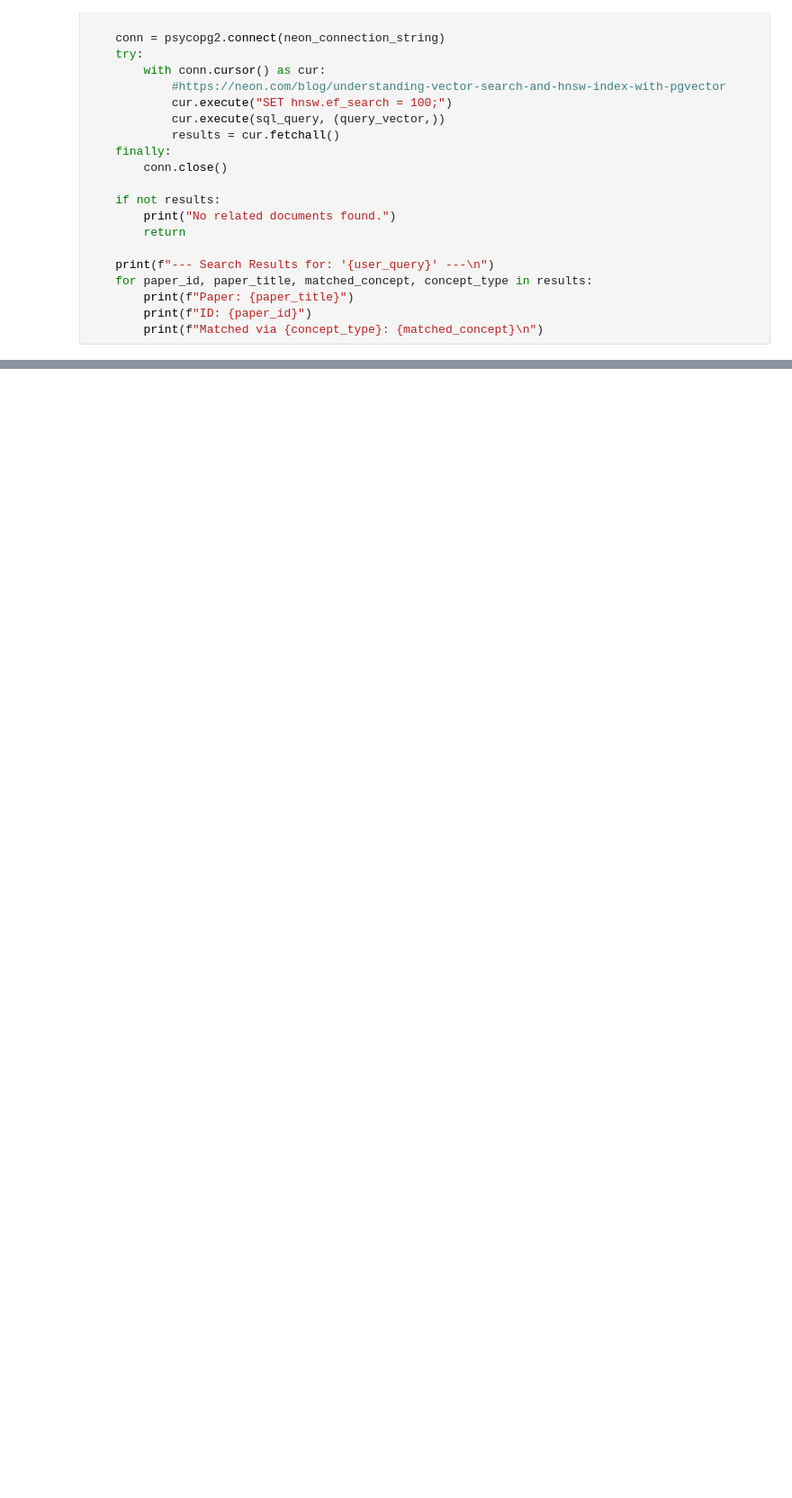
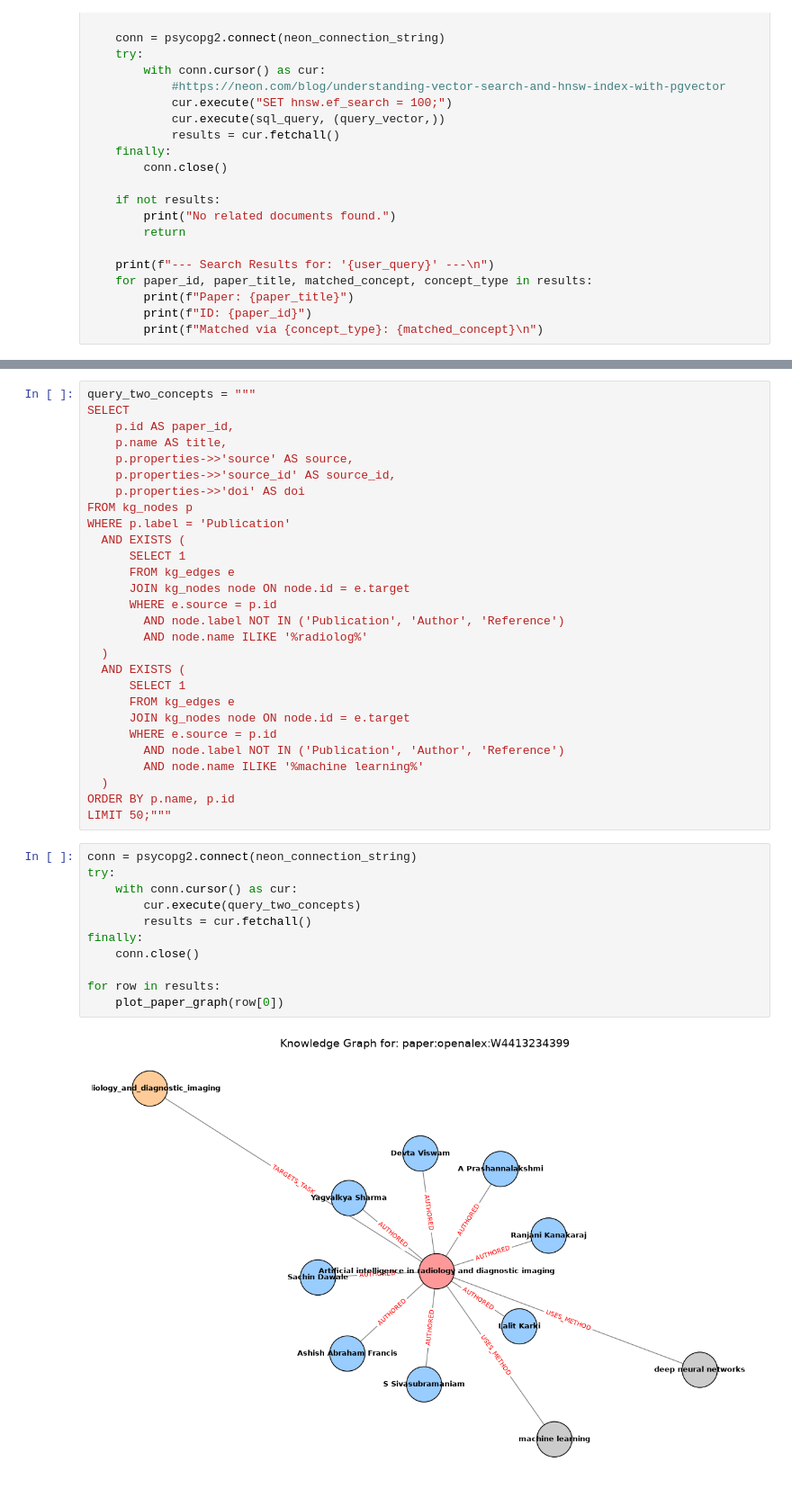
Before and after one commit to CesarCastroMunoz/INFO698_Publications_Exploration, a Jupyter notebook: src/Ingest_Publications/Check_KnowledgeGraph.ipynb, the cells around one changed output, grey strips where cells are left out. Shown at 90% size. Saved outputs shown, nothing was run; the diff lists cells and outputs as text; blank space fills up the shorter version.

Commit message:
update on app and graph

```diff
--- a/src/Ingest_Publications/Check_KnowledgeGraph.ipynb
+++ b/src/Ingest_Publications/Check_KnowledgeGraph.ipynb
@@ -216,0 +217,41 @@ Matched via Data_Modality: chest x-ray
+# %%
+query_two_concepts = """
+SELECT
+    p.id AS paper_id,
+    p.name AS title,
+    p.properties->>'source' AS source,
+    p.properties->>'source_id' AS source_id,
+    p.properties->>'doi' AS doi
+FROM kg_nodes p
+WHERE p.label = 'Publication'
+  AND EXISTS (
+      SELECT 1
+      FROM kg_edges e
+      JOIN kg_nodes node ON node.id = e.target
+      WHERE e.source = p.id
+        AND node.label NOT IN ('Publication', 'Author', 'Reference')
+        AND node.name ILIKE '%radiolog%'
+  )
+  AND EXISTS (
+      SELECT 1
+      FROM kg_edges e
+      JOIN kg_nodes node ON node.id = e.target
+      WHERE e.source = p.id
+        AND node.label NOT IN ('Publication', 'Author', 'Reference')
+        AND node.name ILIKE '%machine learning%'
+  )
+ORDER BY p.name, p.id
+LIMIT 50;"""
+# %%
+conn = psycopg2.connect(neon_connection_string)
+try:
+    with conn.cursor() as cur:
+        cur.execute(query_two_concepts)
+        results = cur.fetchall()
+finally:
+    conn.close()
+
+for row in results:
+    plot_paper_graph(row[0])
+# %% [output]
+[figure, added]
```
Also changed, not shown: parts of 4 cells of this notebook, 12 other files.
